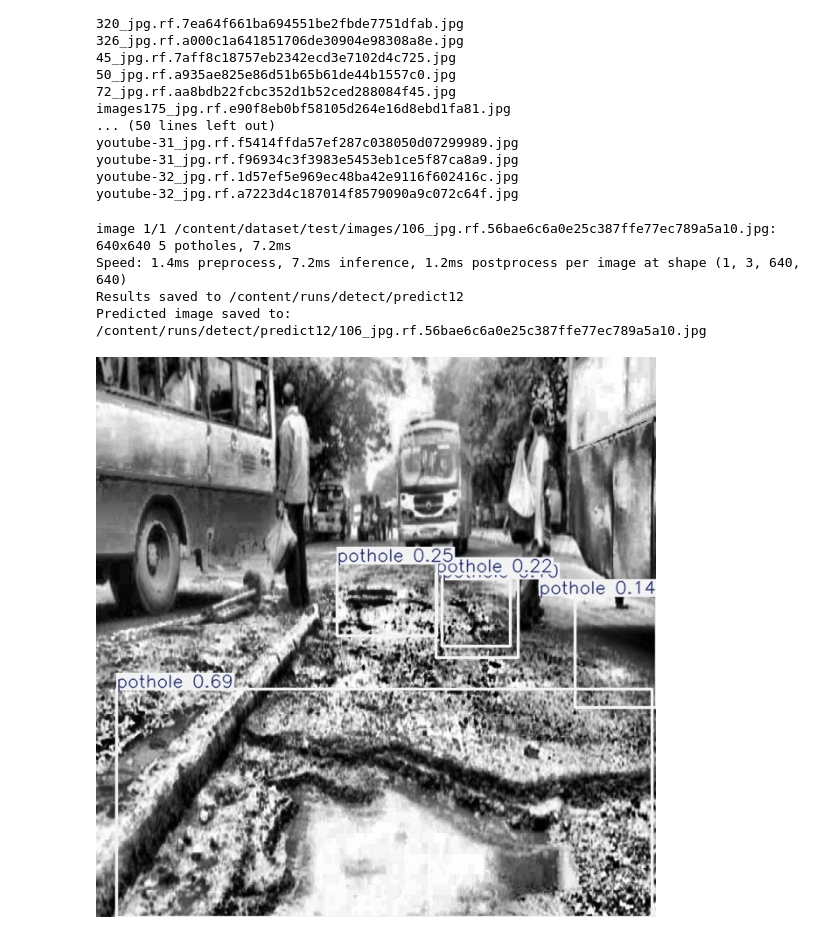
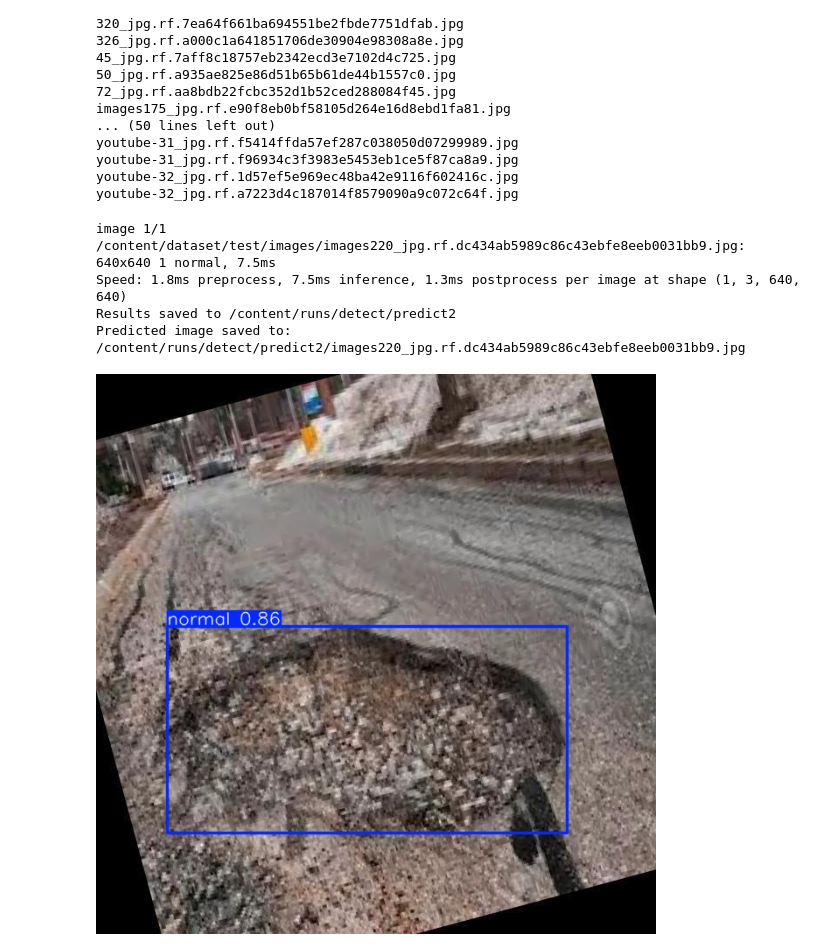
Before and after one commit to Satvika1825/pothole-detection, a Jupyter notebook: pothole_detection.ipynb, the cells around one changed output. Drawn from its saved outputs; the diff is of its cells as text; code cells hidden in the pictures.

```diff
--- a/pothole_detection.ipynb
+++ b/pothole_detection.ipynb
@@ -322,36 +322,36 @@ youtube-32_jpg.rf.a7223d4c187014f8579090a9c072c64f.jpg
 # %%
 from ultralytics import YOLO
 from IPython.display import Image, display
 import os
 
 # Step 1: Load your trained YOLOv8 model
 model = YOLO('/content/runs/detect/pothole_yolo_run/weights/best.pt')
 
 # Step 2: Path to your test image
-test_img = '/content/dataset/test/images/106_jpg.rf.56bae6c6a0e25c387ffe77ec789a5a10.jpg'
+test_img = '/content/dataset/test/images/images220_jpg.rf.dc434ab5989c86c43ebfe8eeb0031bb9.jpg'
 
 # Step 3: Run prediction with a lower confidence threshold and save the result
 results = model.predict(
     source=test_img,  # your test image
     conf=0.1,        # lower confidence
     save=True,        # save output image
     show=False         # don't display each step inline
 )
 
 # Step 4: Display the saved image
 if results and hasattr(results[0], 'save_dir'):
     saved_results_dir = results[0].save_dir
     image_name = os.path.basename(test_img)
     predicted_image_path = os.path.join(saved_results_dir, image_name)
 
     print(f"Predicted image saved to: {predicted_image_path}")
 
     display(Image(predicted_image_path))
 else:
     print("Prediction results or save directory not found.")
 # %% [output]
-image 1/1 /content/dataset/test/images/106_jpg.rf.56bae6c6a0e25c387ffe77ec789a5a10.jpg: 640x640 5 potholes, 7.2ms
-Speed: 1.4ms preprocess, 7.2ms inference, 1.2ms postprocess per image at shape (1, 3, 640, 640)
-Results saved to /content/runs/detect/predict12
-Predicted image saved to: /content/runs/detect/predict12/106_jpg.rf.56bae6c6a0e25c387ffe77ec789a5a10.jpg
+image 1/1 /content/dataset/test/images/images220_jpg.rf.dc434ab5989c86c43ebfe8eeb0031bb9.jpg: 640x640 1 normal, 7.5ms
+Speed: 1.8ms preprocess, 7.5ms inference, 1.3ms postprocess per image at shape (1, 3, 640, 640)
+Results saved to /content/runs/detect/predict2
+Predicted image saved to: /content/runs/detect/predict2/images220_jpg.rf.dc434ab5989c86c43ebfe8eeb0031bb9.jpg
-[figure, old version]
+[figure, new version]
```
Also changed, not shown: parts of 16 cells of this notebook.
